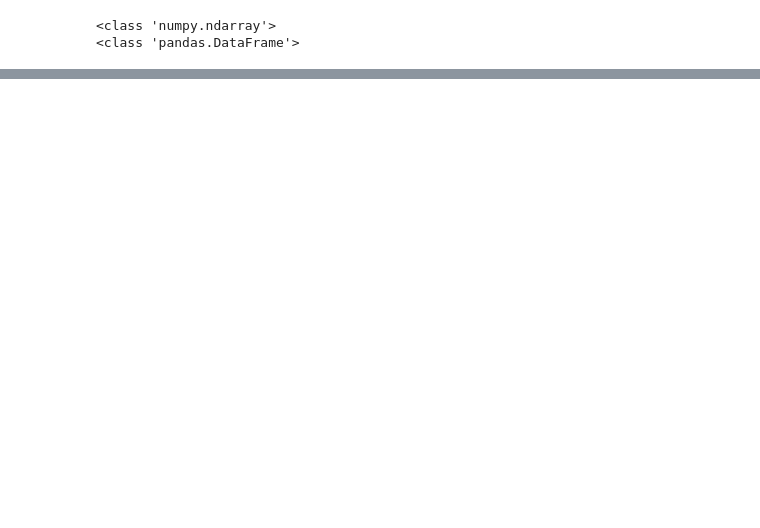
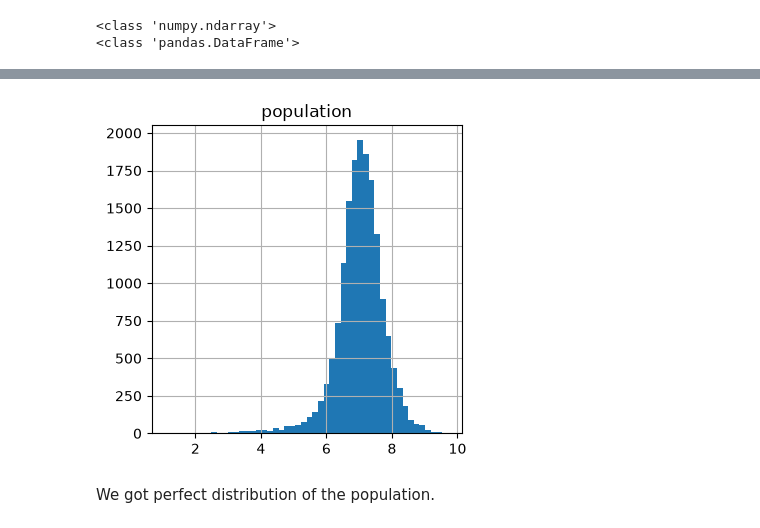
Before and after one commit to AtulKale1011/REALESTATECOMPANY, a Jupyter notebook: test.ipynb, the cells around one changed output, grey strips where cells are left out. Drawn from its saved outputs; the diff is of its cells as text; code cells hidden in the pictures; blank space fills up the shorter version.

```diff
--- a/test.ipynb
+++ b/test.ipynb
@@ -388,0 +385,12 @@ housing.head()
+# %%
+from sklearn.preprocessing import FunctionTransformer
+
+log_transformer = FunctionTransformer(np.log, inverse_func=np.exp)
+log_pop = log_transformer.transform(housing[["population"]])
+# %%
+log_pop.hist(bins=50, figsize=(4,4))
+plt.show()
+# %% [output]
+[figure, added]
+# %% [markdown]
+We got perfect distribution of the population.
```
Also changed, not shown: parts of 3 cells of this notebook.
